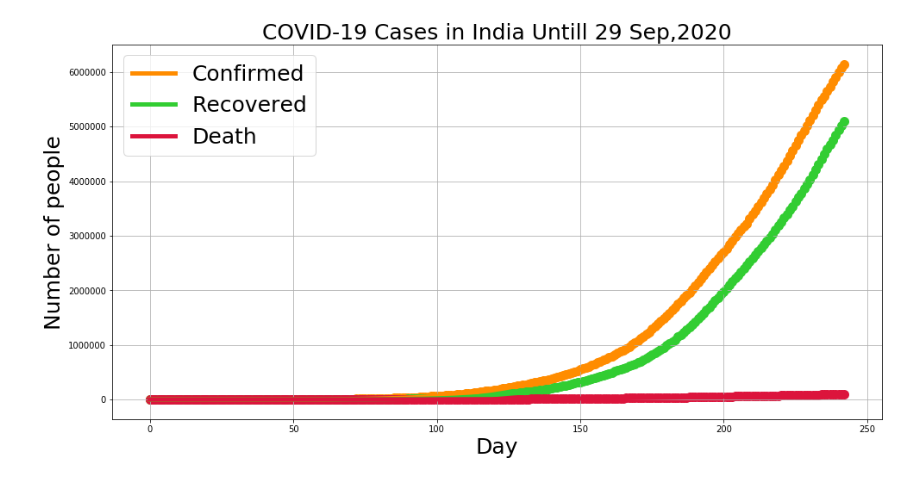
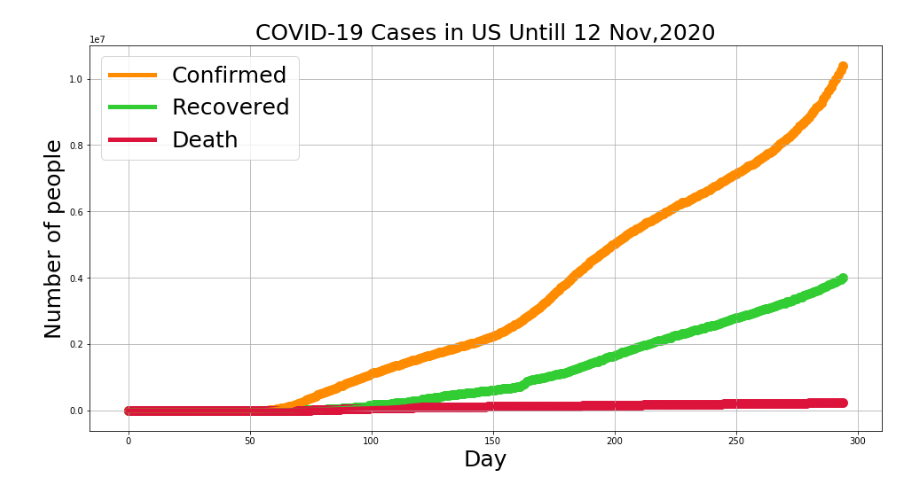
Before and after one commit to Mazhar004/python-data-visualization, a Jupyter notebook: Corona Affected Country/Graph.ipynb, the cells around one changed output. Cells and saved outputs as stored; diff of their text form; code cells hidden in the pictures.

```diff
--- a/Corona Affected Country/Graph.ipynb
+++ b/Corona Affected Country/Graph.ipynb
@@ -96,4 +96,4 @@ graph.graph_comparision('Death', country=['US','Brazil','India', 'Mexico'])
 # %%
-graph.country_stat('India')
+graph.country_stat('US')
 # %% [output]
-[figure, old version]
+[figure, new version]
```
Also changed, not shown: parts of 2 cells of this notebook, 15 other files.
